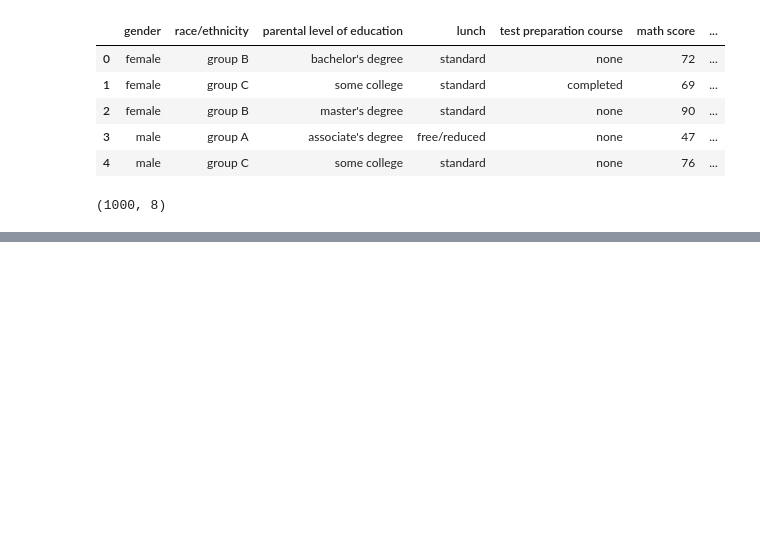
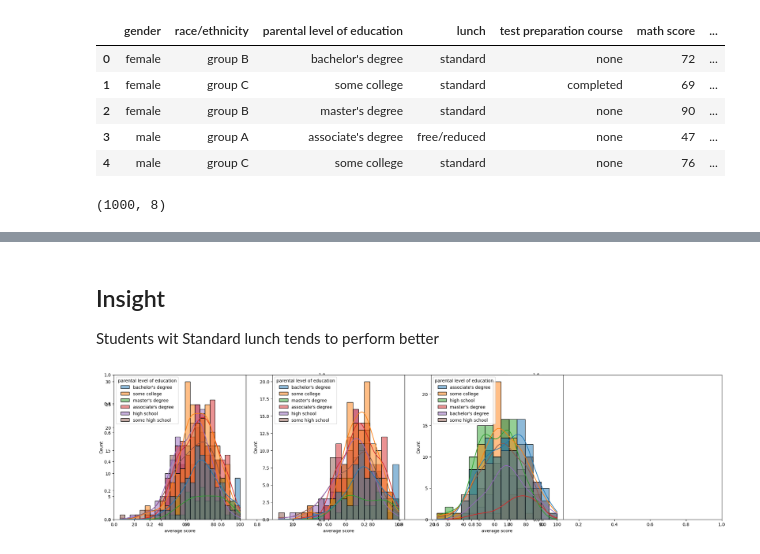
Before and after one commit to jonahuche12/endmlproject, a Jupyter notebook: data/EDA.ipynb, the cells around one changed output, grey strips where cells are left out. Saved outputs shown, nothing was run; the diff lists cells and outputs as text; code cells hidden in the pictures; blank space fills up the shorter version.

```diff
--- a/data/EDA.ipynb
+++ b/data/EDA.ipynb
@@ -19,0 +170,14 @@ df.shape
+# %% [markdown]
+<h2>Insight</h2>
+<p>Students wit Standard lunch tends to perform better</p>
+# %%
+plt.subplots(1,3, figsize=(25,6))
+plt.subplot(141)
+sns.histplot(data=df,x='average score', hue='parental level of education', kde=True )
+plt.subplot(142)
+sns.histplot(data=df[df.gender == 'female'], x='average score', kde=True, hue='parental level of education')
+plt.subplot(143)
+sns.histplot(data=df[df.gender == 'male'], x='average score', kde=True, hue='parental level of education')
+plt.show()
+# %% [output]
+[figure, added]
```
Also changed, not shown: parts of 16 cells of this notebook, 3 other files.
